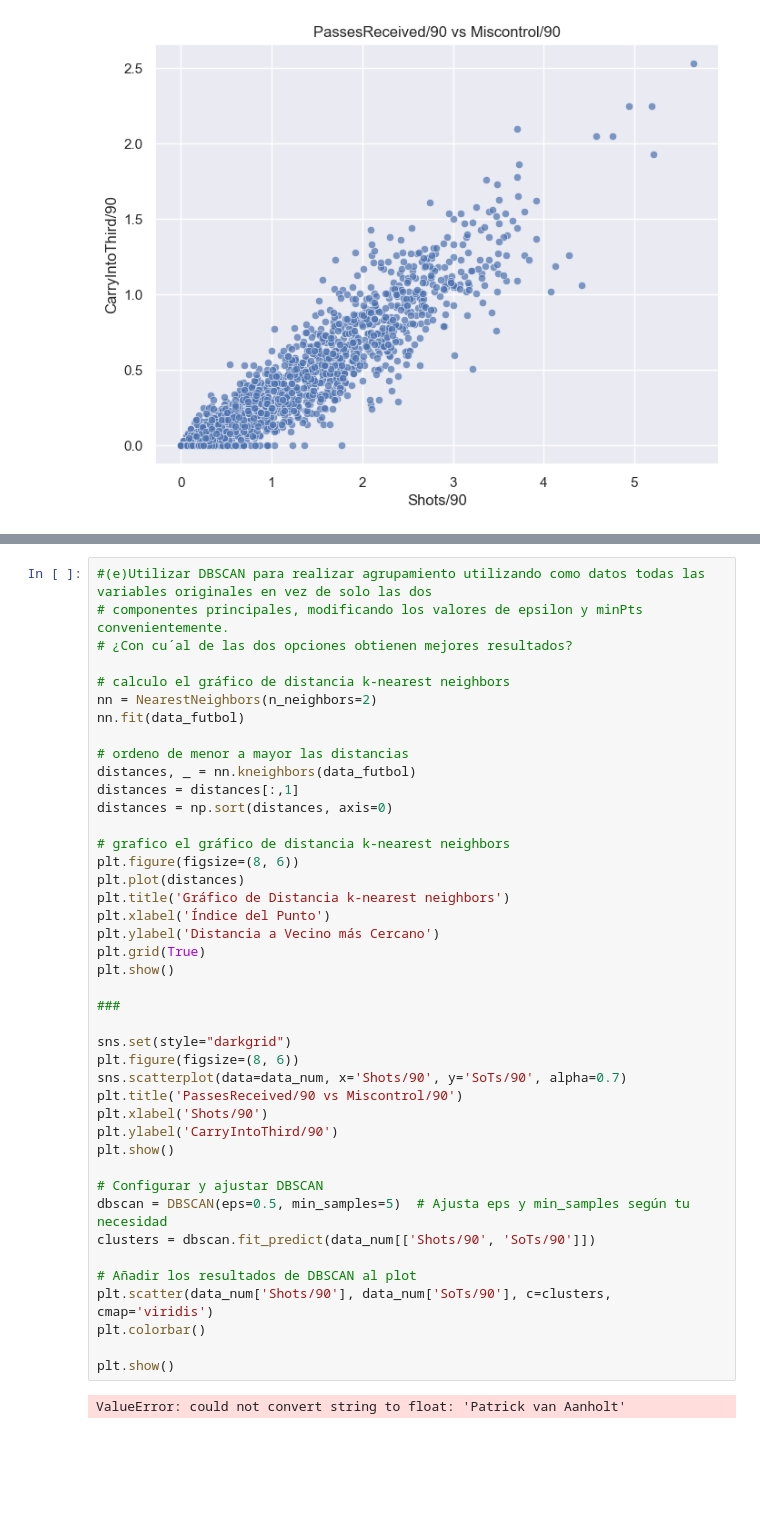
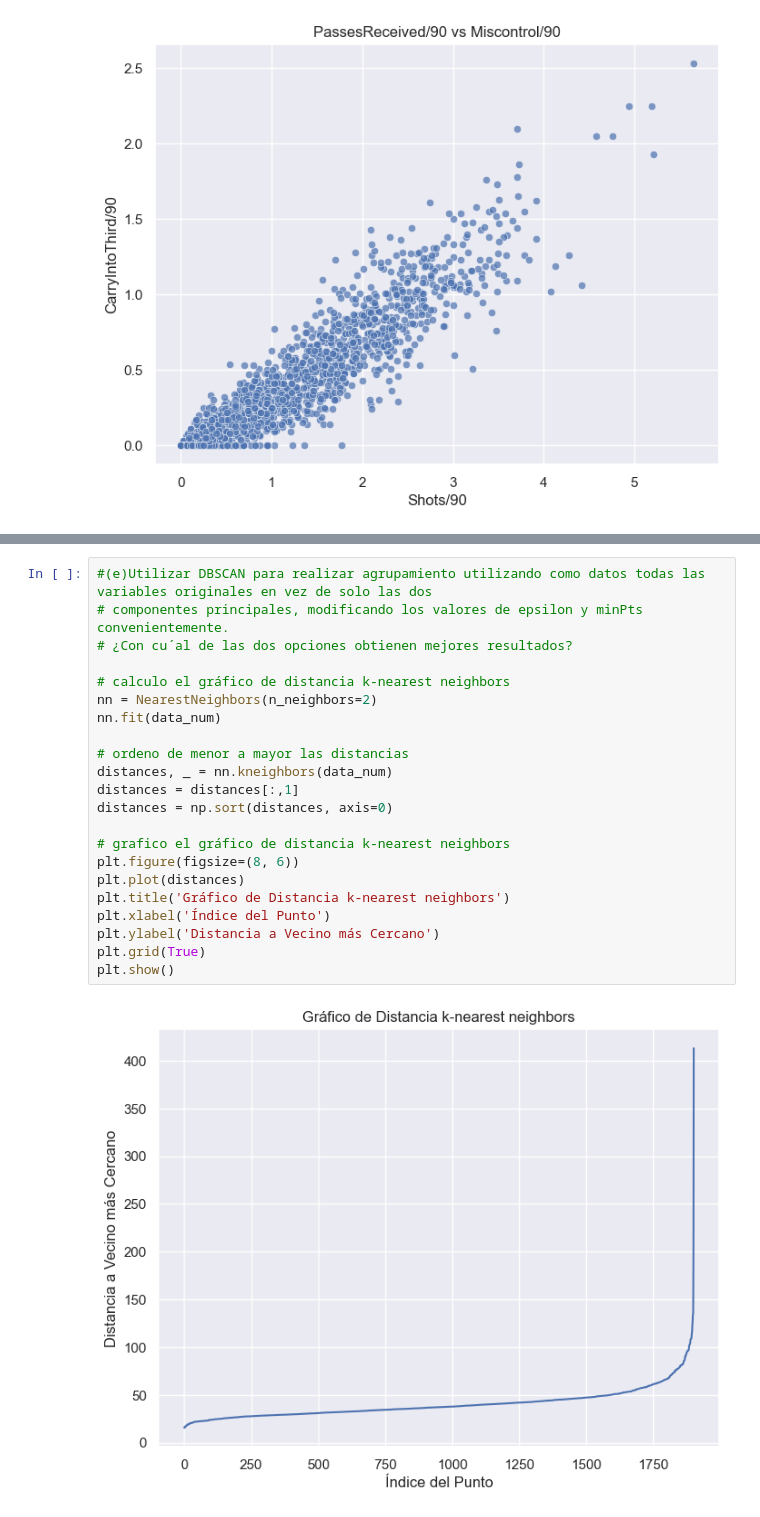
Before and after one commit to joacokoif/tp2_fulbo_ldd, a Jupyter notebook: tp2_LDD_Futbol_Analytics.ipynb, the cells around one changed output, grey strips where cells are left out. Drawn from its saved outputs; the diff is of its cells as text; blank space fills up the shorter version.

```diff
--- a/tp2_LDD_Futbol_Analytics.ipynb
+++ b/tp2_LDD_Futbol_Analytics.ipynb
@@ -221,44 +222,24 @@ plt.show()
 # %%
 #(e)Utilizar DBSCAN para realizar agrupamiento utilizando como datos todas las variables originales en vez de solo las dos
 # componentes principales, modificando los valores de epsilon y minPts convenientemente.
 # ¿Con cu´al de las dos opciones obtienen mejores resultados?
 
 # calculo el gráfico de distancia k-nearest neighbors
 nn = NearestNeighbors(n_neighbors=2)
-nn.fit(data_futbol)
+nn.fit(data_num)
 
 # ordeno de menor a mayor las distancias
-distances, _ = nn.kneighbors(data_futbol)
+distances, _ = nn.kneighbors(data_num)
 distances = distances[:,1]
 distances = np.sort(distances, axis=0)
 
 # grafico el gráfico de distancia k-nearest neighbors
 plt.figure(figsize=(8, 6))
 plt.plot(distances)
 plt.title('Gráfico de Distancia k-nearest neighbors')
 plt.xlabel('Índice del Punto')
 plt.ylabel('Distancia a Vecino más Cercano')
 plt.grid(True)
 plt.show()
-
-###
-
-sns.set(style="darkgrid")
-plt.figure(figsize=(8, 6))
-sns.scatterplot(data=data_num, x='Shots/90', y='SoTs/90', alpha=0.7)
-plt.title('PassesReceived/90 vs Miscontrol/90')
-plt.xlabel('Shots/90')
-plt.ylabel('CarryIntoThird/90')
-plt.show()
-
-# Configurar y ajustar DBSCAN
-dbscan = DBSCAN(eps=0.5, min_samples=5)  # Ajusta eps y min_samples según tu necesidad
-clusters = dbscan.fit_predict(data_num[['Shots/90', 'SoTs/90']])
-
-# Añadir los resultados de DBSCAN al plot
-plt.scatter(data_num['Shots/90'], data_num['SoTs/90'], c=clusters, cmap='viridis')
-plt.colorbar()
-
-plt.show()
 # %% [output]
-ValueError: could not convert string to float: 'Patrick van Aanholt'
+[figure, added]
```
Also changed, not shown: parts of 14 cells of this notebook.
